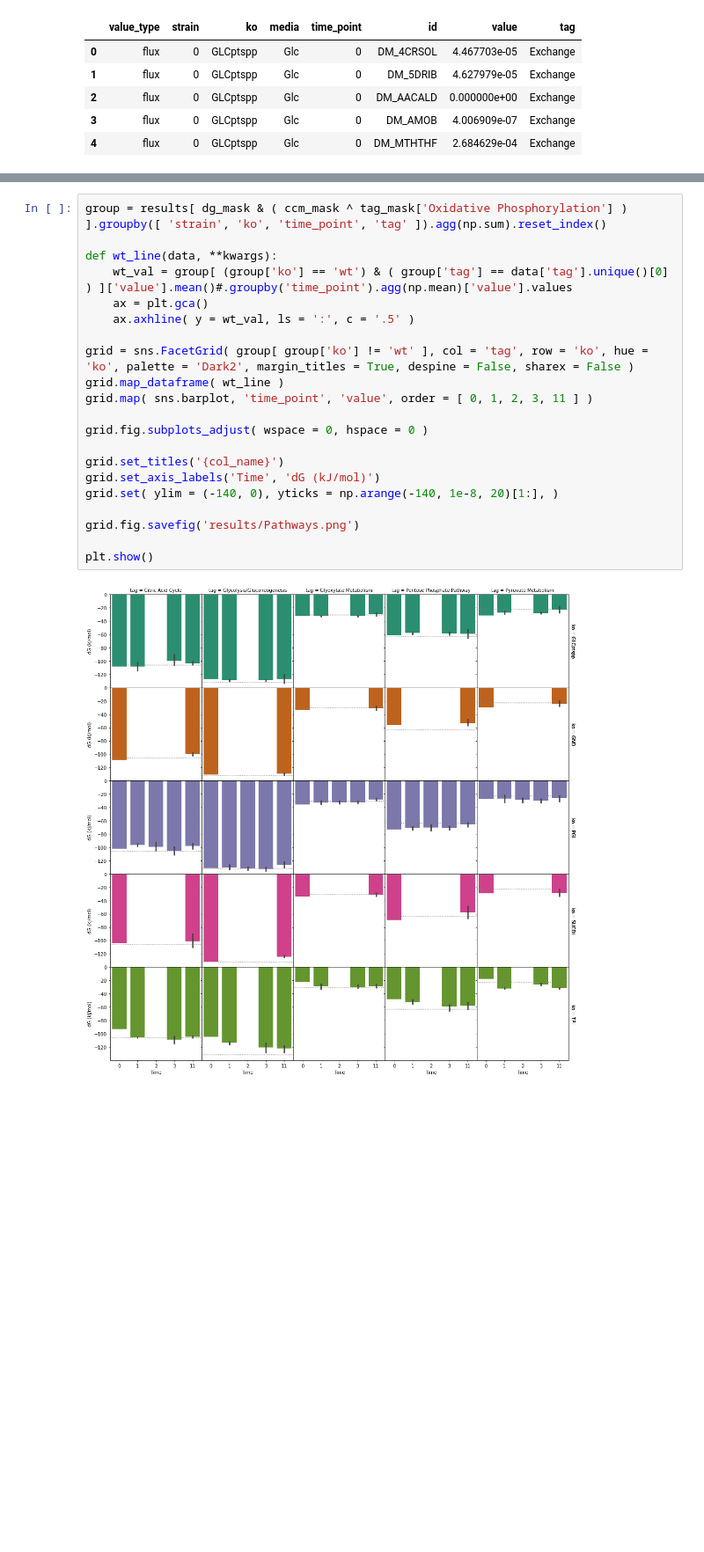
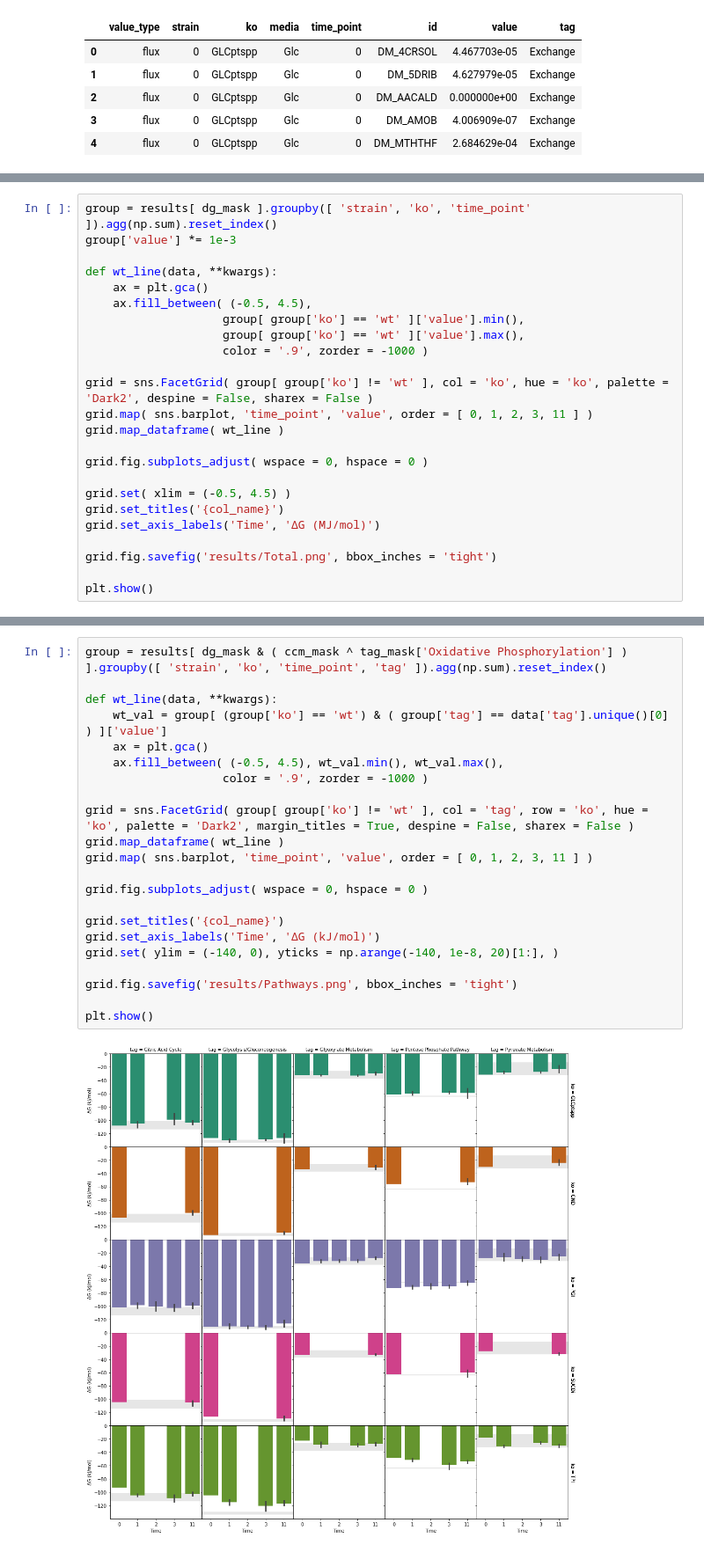
Before and after one commit to ri-heme/tmfale, a Jupyter notebook: 3. Plotting.ipynb, the cells around one changed output, grey strips where cells are left out. Shown at 88% size. Saved outputs shown, nothing was run; the diff lists cells and outputs as text; blank space fills up the shorter version.

```diff
--- a/3. Plotting.ipynb
+++ b/3. Plotting.ipynb
@@ -49,0 +53,24 @@ results[ dg_mask & (tag_mask['Pyruvate Metabolism'] | tag_mask['Citric Acid Cycl
+# %%
+group = results[ dg_mask ].groupby([ 'strain', 'ko', 'time_point' ]).agg(np.sum).reset_index()
+group['value'] *= 1e-3
+
+def wt_line(data, **kwargs):
+    ax = plt.gca()
+    ax.fill_between( (-0.5, 4.5),
+                    group[ group['ko'] == 'wt' ]['value'].min(),
+                    group[ group['ko'] == 'wt' ]['value'].max(),
+                    color = '.9', zorder = -1000 )
+
+grid = sns.FacetGrid( group[ group['ko'] != 'wt' ], col = 'ko', hue = 'ko', palette = 'Dark2', despine = False, sharex = False )
+grid.map( sns.barplot, 'time_point', 'value', order = [ 0, 1, 2, 3, 11 ] )
+grid.map_dataframe( wt_line )
+
+grid.fig.subplots_adjust( wspace = 0, hspace = 0 )
+
+grid.set( xlim = (-0.5, 4.5) )
+grid.set_titles('{col_name}')
+grid.set_axis_labels('Time', 'ΔG (MJ/mol)')
+
+grid.fig.savefig('results/Total.png', bbox_inches = 'tight')
+
+plt.show()
@@ -50,23 +81,24 @@ results[ dg_mask & (tag_mask['Pyruvate Metabolism'] | tag_mask['Citric Acid Cycl
 # %%
 group = results[ dg_mask & ( ccm_mask ^ tag_mask['Oxidative Phosphorylation'] ) ].groupby([ 'strain', 'ko', 'time_point', 'tag' ]).agg(np.sum).reset_index()
 
 def wt_line(data, **kwargs):
-    wt_val = group[ (group['ko'] == 'wt') & ( group['tag'] == data['tag'].unique()[0] ) ]['value'].mean()#.groupby('time_point').agg(np.mean)['value'].values
+    wt_val = group[ (group['ko'] == 'wt') & ( group['tag'] == data['tag'].unique()[0] ) ]['value']
     ax = plt.gca()
-    ax.axhline( y = wt_val, ls = ':', c = '.5' )
+    ax.fill_between( (-0.5, 4.5), wt_val.min(), wt_val.max(),
+                    color = '.9', zorder = -1000 )
 
 grid = sns.FacetGrid( group[ group['ko'] != 'wt' ], col = 'tag', row = 'ko', hue = 'ko', palette = 'Dark2', margin_titles = True, despine = False, sharex = False )
 grid.map_dataframe( wt_line )
 grid.map( sns.barplot, 'time_point', 'value', order = [ 0, 1, 2, 3, 11 ] )
 
 grid.fig.subplots_adjust( wspace = 0, hspace = 0 )
 
 grid.set_titles('{col_name}')
-grid.set_axis_labels('Time', 'dG (kJ/mol)')
+grid.set_axis_labels('Time', 'ΔG (kJ/mol)')
 grid.set( ylim = (-140, 0), yticks = np.arange(-140, 1e-8, 20)[1:], )
 
-grid.fig.savefig('results/Pathways.png')
+grid.fig.savefig('results/Pathways.png', bbox_inches = 'tight')
 
 plt.show()
 # %% [output]
-[figure, old version]
+[figure, new version]
```
Also changed, not shown: parts of 27 cells of this notebook, 30 other files.
